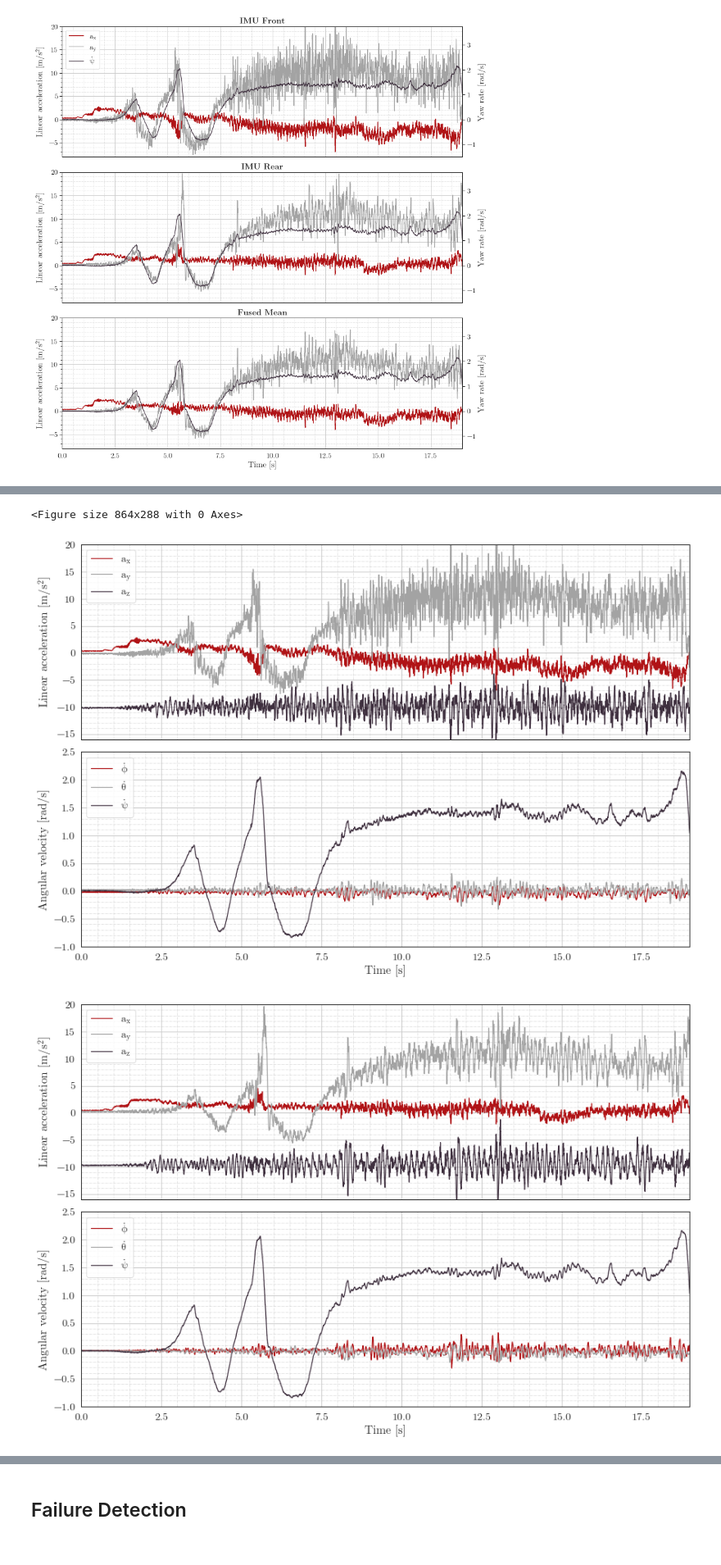
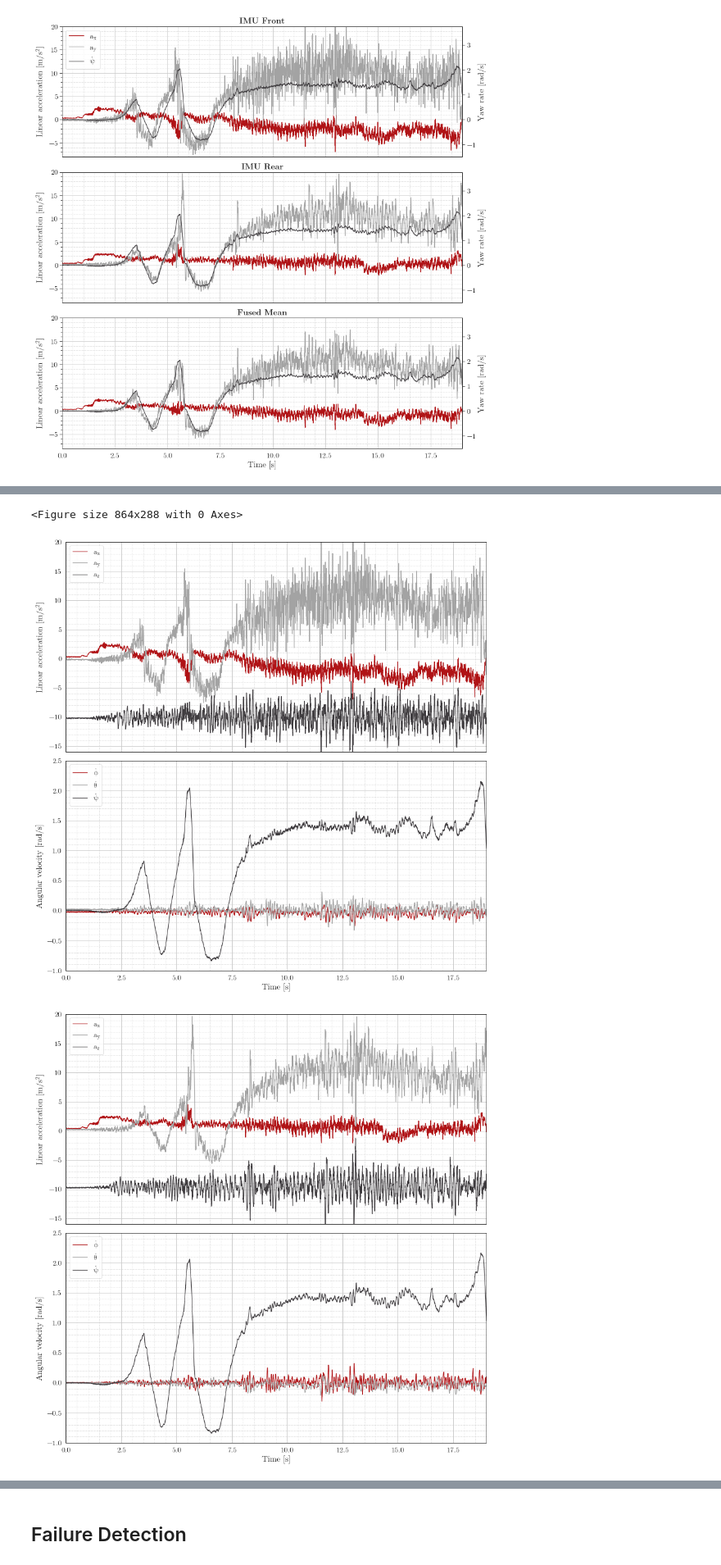
Before and after one commit to DominikStiller/dhbw-t3100, a Jupyter notebook: T3100.ipynb, the cells around one changed output, grey strips where cells are left out. Shown at 82% size. Saved outputs shown, nothing was run; the diff lists cells and outputs as text; code cells hidden in the pictures.

```diff
--- a/T3100.ipynb
+++ b/T3100.ipynb
@@ -47,7 +47,7 @@ def format(axs=None, right=True, space_factor=1):
         ax.grid(b=True, which='major', linewidth=1.0)
         ax.grid(b=True, which='minor', linewidth=0.5, linestyle='-.')
 
-    plt.tight_layout(0, .4*space_factor, .4*space_factor)
+    plt.tight_layout(0.1, .4*space_factor, .4*space_factor)
 
 def save(name):
     plt.savefig(f'images/plot_{name}.pdf')
@@ -199,7 +199,7 @@ def plot_imu_fusion_full():
         ], 3)
 
         n_plots = 2 if "imu" in name else 3
-        _, axs = plt.subplots(n_plots, 1, sharex=True, figsize=[12, 4*n_plots])
+        _, axs = plt.subplots(n_plots, 1, sharex=True, figsize=[12, 6*n_plots])
 
         # Linear acceleration
         ax = axs[0]
@@ -222,32 +222,32 @@ def plot_imu_fusion_full():
         ax.set_ylabel('Angular velocity [rad/s]')
 
         if not "imu" in name:
             # Angular acceleration
             ax = axs[2]
             ax.plot(imu['time'], imu["dd_roll"], label=r"$\ddot\phi$")
             ax.plot(imu['time'], imu["dd_pitch"], label=r"$\ddot\theta$")
             ax.plot(imu['time'], imu["dd_yaw"], label=r"$\ddot\psi$")
 
             ax.legend()
             ax.set_ylim([-15, 15])
             ax.set_ylabel('Angular acceleration [rad/$s^2$]')
 
         ax.set_xlim([0, 19])
         ax.set_xlabel('Time [s]')
 
         format(axs, space_factor=2)
         save('imu_fusion_full_' + name)
 
 plot_imu_fusion_full()
 # %% [output]
 'latinmodern-math.otf' can not be subsetted into a Type 3 font. The entire font will be embedded in the output.
 'lmroman10-regular.otf' can not be subsetted into a Type 3 font. The entire font will be embedded in the output.
 'latinmodern-math.otf' can not be subsetted into a Type 3 font. The entire font will be embedded in the output.
 'lmroman10-regular.otf' can not be subsetted into a Type 3 font. The entire font will be embedded in the output.
 'latinmodern-math.otf' can not be subsetted into a Type 3 font. The entire font will be embedded in the output.
 'lmroman10-regular.otf' can not be subsetted into a Type 3 font. The entire font will be embedded in the output.
 'latinmodern-math.otf' can not be subsetted into a Type 3 font. The entire font will be embedded in the output.
 'lmroman10-regular.otf' can not be subsetted into a Type 3 font. The entire font will be embedded in the output.
 <Figure size 864x288 with 0 Axes>
-[figure, old version]
+[figure, new version]
-[figure, old version]
+[figure, new version]
```
Also changed, not shown: parts of 9 cells of this notebook, 42 other files.
